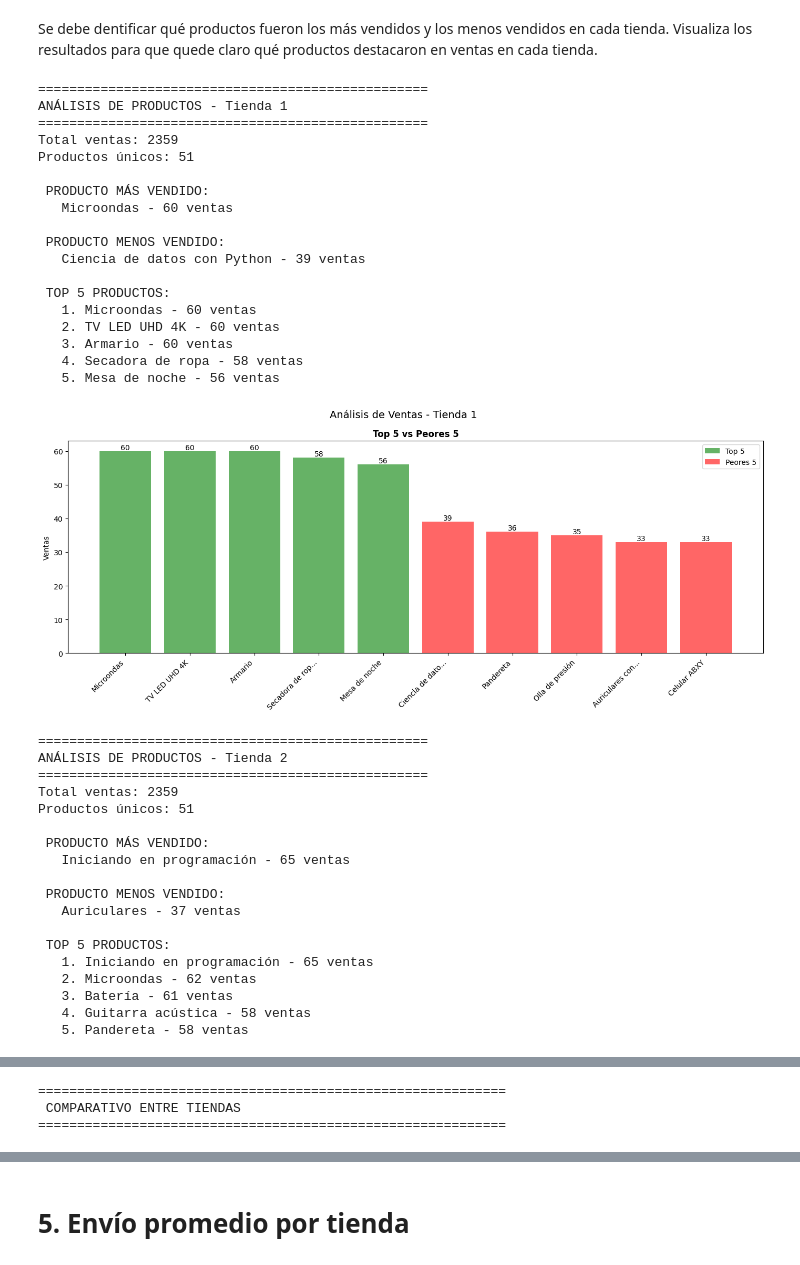
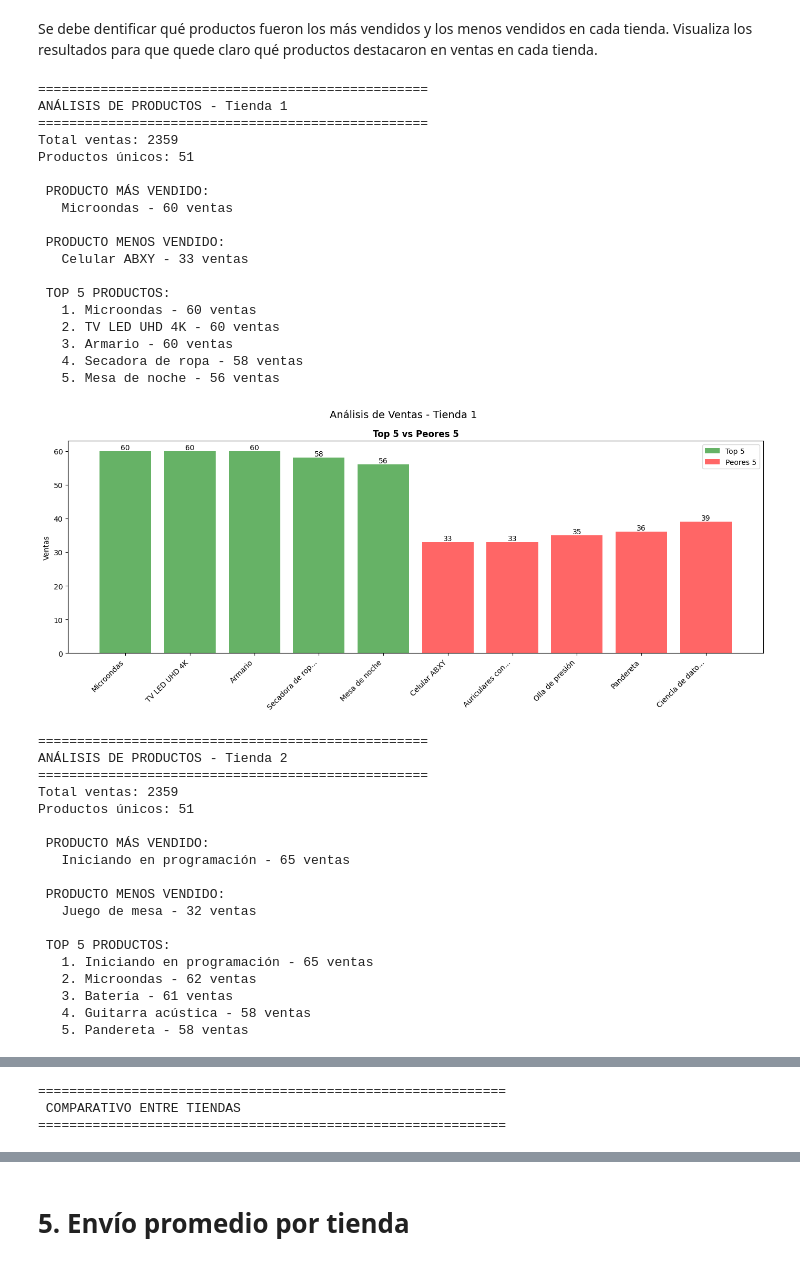
Before and after one commit to jimenaCastro73/challenge-alura-store, a Jupyter notebook: AluraStoreLatam.ipynb, the cells around one changed output, grey strips where cells are left out. Drawn from its saved outputs; the diff is of its cells as text; code cells hidden in the pictures.

```diff
--- a/AluraStoreLatam.ipynb
+++ b/AluraStoreLatam.ipynb
@@ -335,18 +308,21 @@ Se debe dentificar qué productos fueron los más vendidos y los menos vendidos
 import matplotlib.pyplot as plt
 
 def analizar_productos_vendidos(tienda, nombre_tienda):
-    # Contar ventas por producto
+    # Contar ventas por producto (cada fila = una venta)
     productos = tienda['Producto'].value_counts().reset_index()
     productos.columns = ['Producto', 'Ventas']
 
-    # Ordenar por ventas
+    # Ordenar por ventas (mayor a menor)
     productos_ordenados = productos.sort_values('Ventas', ascending=False)
 
-    # Top y peores productos (5 de cada uno)
+    # Top 5 (más vendidos)
     top_5 = productos_ordenados.head(5).values.tolist()
+
+    # Peores 5 (menos vendidos)
     peores_5 = productos_ordenados.tail(5).values.tolist()
+    peores_5.reverse()
 
-    total_ventas = productos['Ventas'].sum()
+    total_ventas = productos['Ventas'].sum()  # Total de transacciones
     productos_unicos = len(productos)
 
     resultados = {
@@ -457,35 +433,35 @@ for nombre, df_tienda in tiendas.items():
     resultados = analizar_productos_vendidos(df_tienda, nombre)
     todos_resultados.append(resultados)
 
     mostrar_resultados(resultados)
     graficar_resultados(resultados)
 
 # Análisis comparativo final
 if todos_resultados:
     print("\n" + "="*60)
     print(" COMPARATIVO ENTRE TIENDAS")
     print("="*60)
     analisis_comparativo(todos_resultados)
 # %% [output]
 ==================================================
 ANÁLISIS DE PRODUCTOS - Tienda 1
 ==================================================
 Total ventas: 2359
 Productos únicos: 51
 
  PRODUCTO MÁS VENDIDO:
    Microondas - 60 ventas
 
  PRODUCTO MENOS VENDIDO:
-   Ciencia de datos con Python - 39 ventas
+   Celular ABXY - 33 ventas
 
  TOP 5 PRODUCTOS:
    1. Microondas - 60 ventas
    2. TV LED UHD 4K - 60 ventas
    3. Armario - 60 ventas
    4. Secadora de ropa - 58 ventas
    5. Mesa de noche - 56 ventas
-[figure, old version]
+[figure, new version]
 ==================================================
 ANÁLISIS DE PRODUCTOS - Tienda 2
 ==================================================
@@ -496,7 +472,7 @@ Productos únicos: 51
    Iniciando en programación - 65 ventas
 
  PRODUCTO MENOS VENDIDO:
-   Auriculares - 37 ventas
+   Juego de mesa - 32 ventas
 
  TOP 5 PRODUCTOS:
    1. Iniciando en programación - 65 ventas
```
Also changed, not shown: parts of 27 cells of this notebook.
